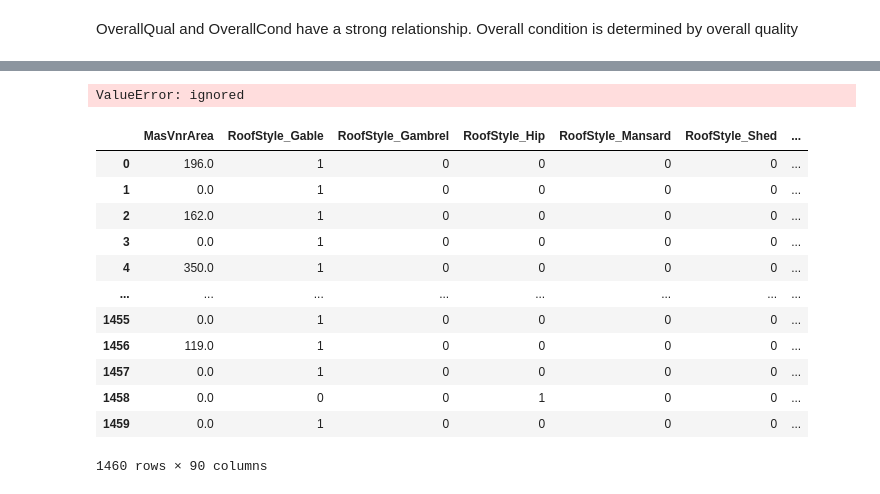
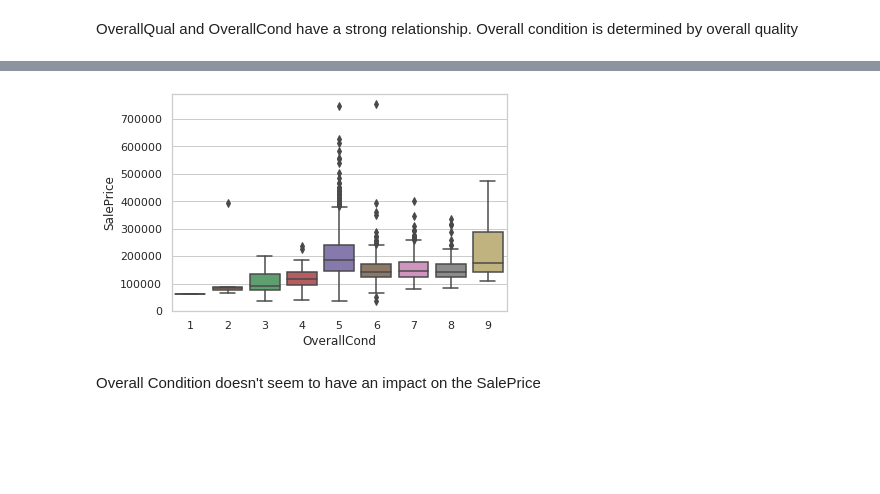
Before and after one commit to prateeksab/housingprices, a Jupyter notebook: Master_book.ipynb, the cells around one changed output, grey strips where cells are left out. Drawn from its saved outputs; the diff is of its cells as text; code cells hidden in the pictures; blank space fills up the shorter version.

```diff
--- a/Master_book.ipynb
+++ b/Master_book.ipynb
@@ -230 +238,9 @@ OverallQual and OverallCond have a strong relationship. Overall condition is det
+# %%
+# Scatter plot of overall Cond and Sale Price
+
+ax = sns.boxplot(x='OverallCond',y='SalePrice',data=df,width=0.8, whis=1.5)
+# %% [output]
+[figure, added]
+# %% [markdown]
+Overall Condition doesn't seem to have an impact on the SalePrice
 # %%
@@ -237,23 +256,5 @@ quality_target_df = df[quality_target]
 # %%
 qual_features_dummy_df = pd.get_dummies(qual_features_df,drop_first=True)
 # %%
-lr_model = LogisticRegression()
-lr_model.fit(X=qual_features_df,y=qual_features_dummy_df)
+lr_model = sm.OLS(endog=quality_target_df,exog=qual_features_dummy_df).fit()
+#lr_model.fit(X=qual_features_dummy_df,y=quality_target_df)
-# %% [output]
-ValueError: ignored
-# %%
-qual_features_dummy_df
-# %% [output]
-|  | MasVnrArea | RoofStyle_Gable | RoofStyle_Gambrel | RoofStyle_Hip | RoofStyle_Mansard | RoofStyle_Shed | ... |
-| 0 | 196.0 | 1 | 0 | 0 | 0 | 0 | ... |
-| 1 | 0.0 | 1 | 0 | 0 | 0 | 0 | ... |
-| 2 | 162.0 | 1 | 0 | 0 | 0 | 0 | ... |
-| 3 | 0.0 | 1 | 0 | 0 | 0 | 0 | ... |
-| 4 | 350.0 | 1 | 0 | 0 | 0 | 0 | ... |
-| ... | ... | ... | ... | ... | ... | ... | ... |
-| 1455 | 0.0 | 1 | 0 | 0 | 0 | 0 | ... |
-| 1456 | 119.0 | 1 | 0 | 0 | 0 | 0 | ... |
-| 1457 | 0.0 | 1 | 0 | 0 | 0 | 0 | ... |
-| 1458 | 0.0 | 0 | 0 | 1 | 0 | 0 | ... |
-| 1459 | 0.0 | 1 | 0 | 0 | 0 | 0 | ... |
-1460 rows × 90 columns
```
Also changed, not shown: parts of 3 cells of this notebook.
